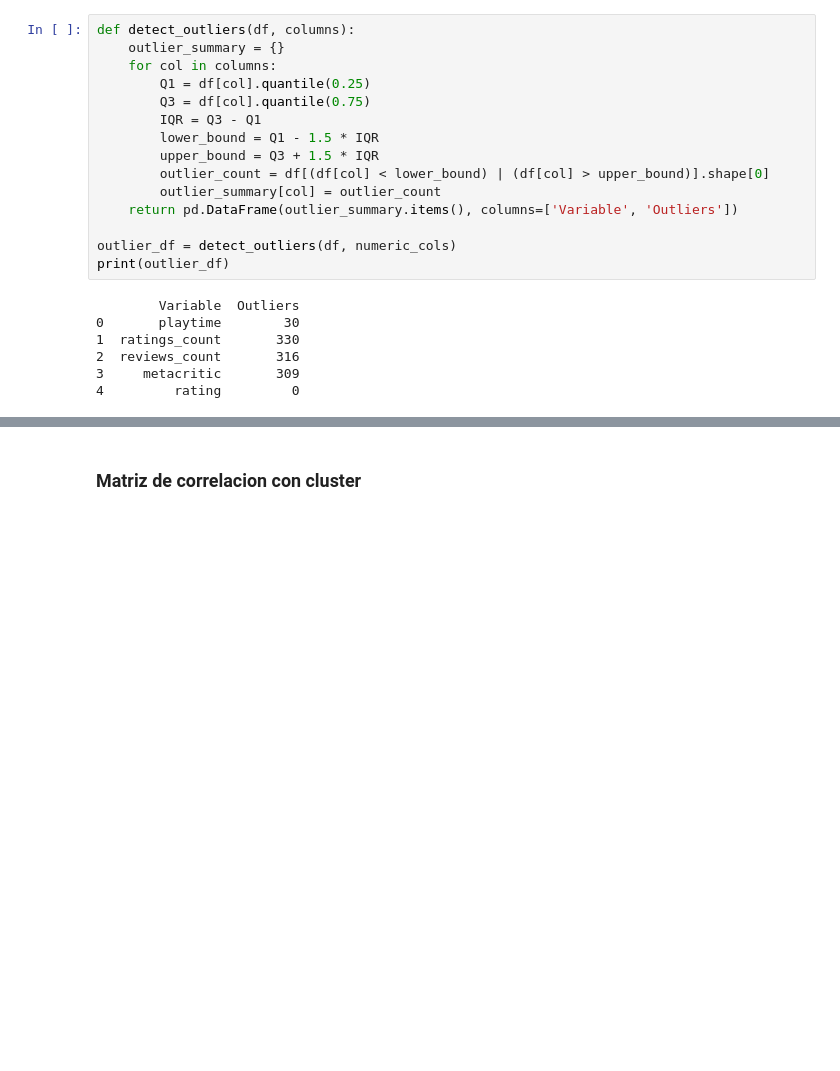
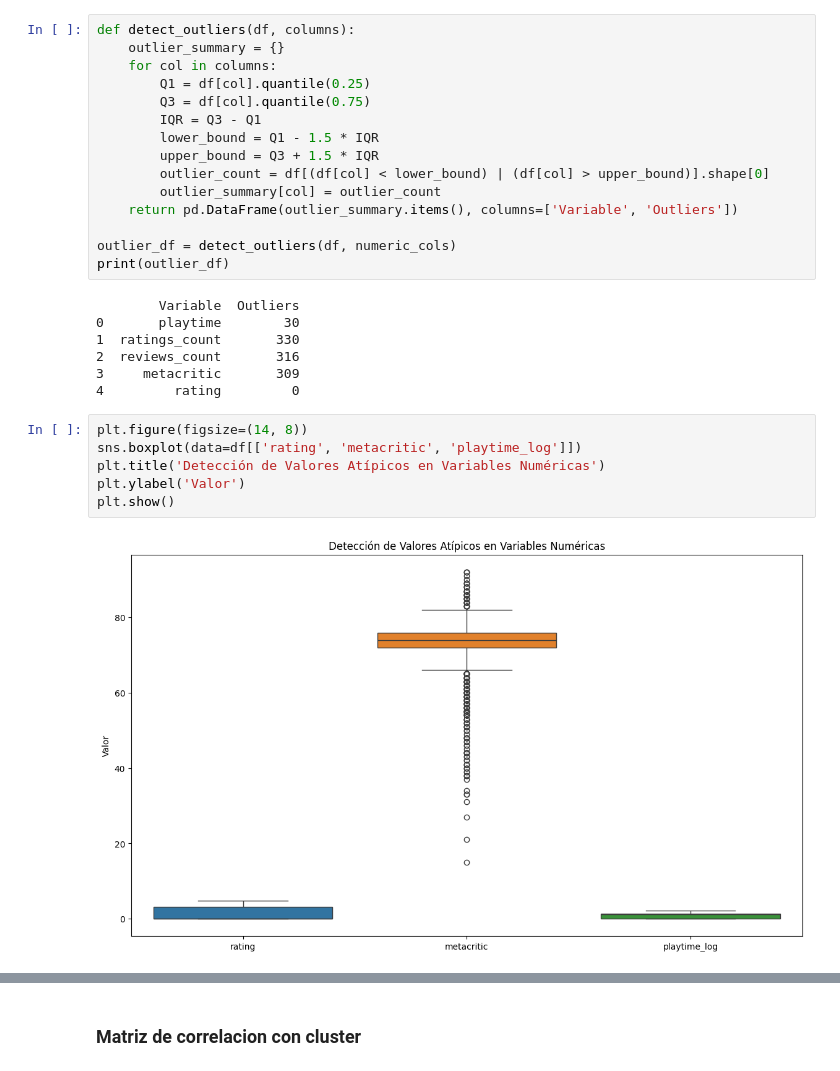
Before and after one commit to andreszaragoza/ML, a Jupyter notebook: notebooks/Eda_Juegos.ipynb, the cells around one changed output, grey strips where cells are left out. Saved outputs shown, nothing was run; the diff lists cells and outputs as text; blank space fills up the shorter version.

```diff
--- a/notebooks/Eda_Juegos.ipynb
+++ b/notebooks/Eda_Juegos.ipynb
@@ -417,3 +417,11 @@ print(outlier_df)
 2  reviews_count       316
 3     metacritic       309
 4         rating         0
+# %%
+plt.figure(figsize=(14, 8))
+sns.boxplot(data=df[['rating', 'metacritic', 'playtime_log']])
+plt.title('Detección de Valores Atípicos en Variables Numéricas')
+plt.ylabel('Valor')
+plt.show()
+# %% [output]
+[figure, added]
```
Also changed, not shown: parts of 41 cells of this notebook, 3 other files.
